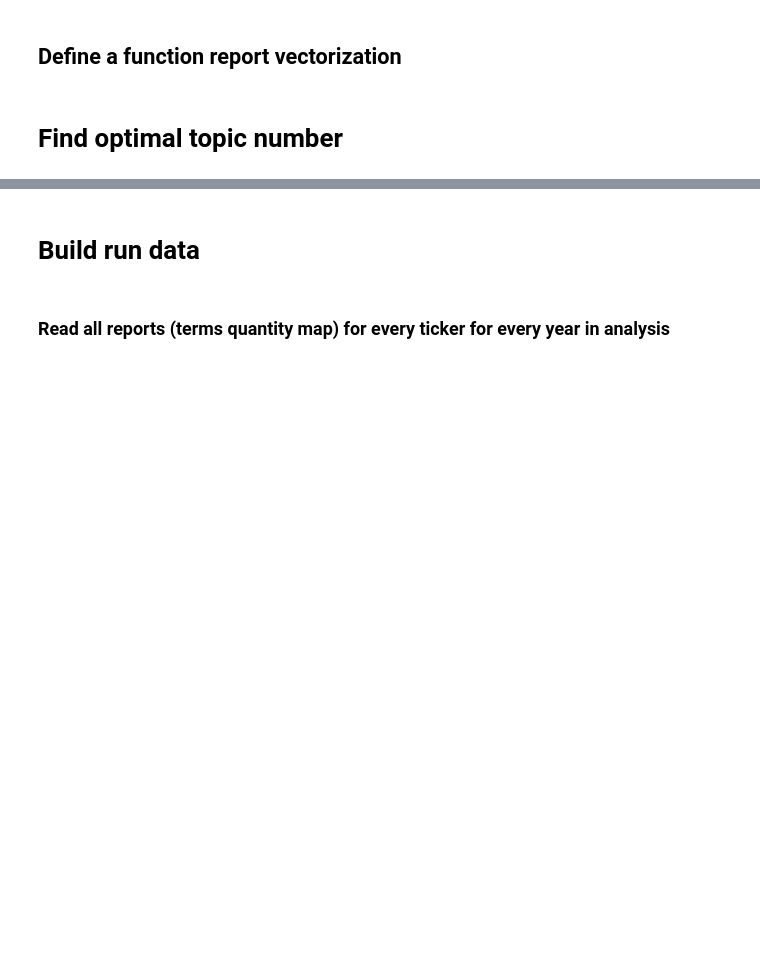
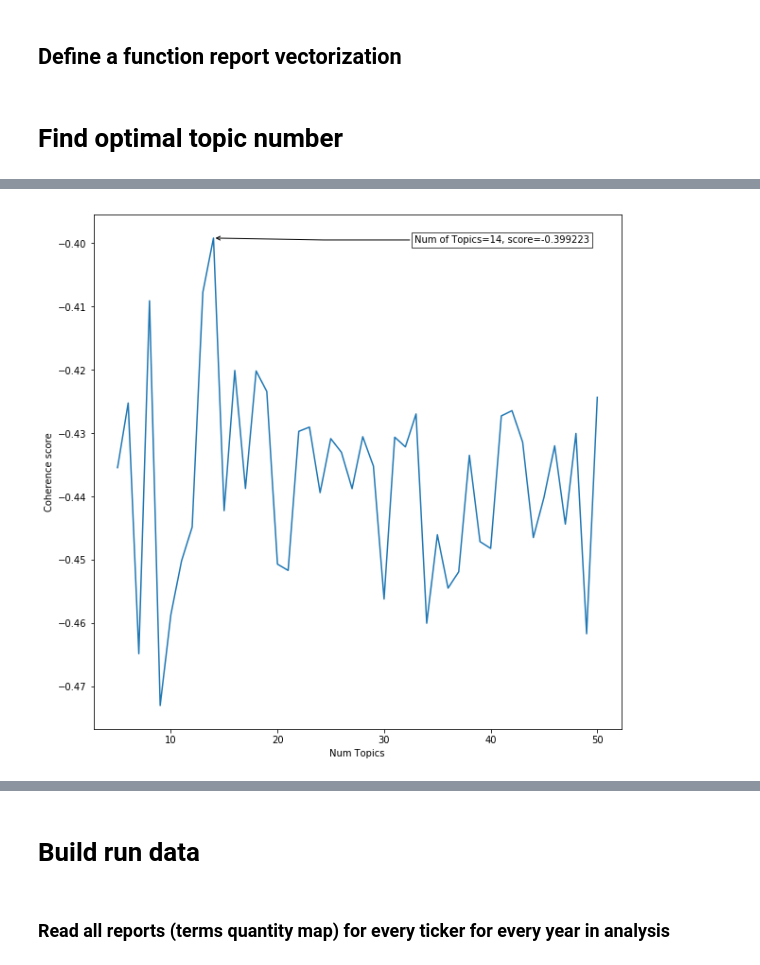
Before and after one commit to Arisiru/dtm-reports-analysis, a Jupyter notebook: notebooks/data_preprocessing.ipynb, the cells around one changed output, grey strips where cells are left out. Cells and saved outputs as stored; diff of their text form; code cells hidden in the pictures; blank space fills up the shorter version.

```diff
--- a/notebooks/data_preprocessing.ipynb
+++ b/notebooks/data_preprocessing.ipynb
@@ -539,2 +546,41 @@ Work on 2005 year, dictionary size: 1182
+# %%
+if len(measures):
+    plt.figure(figsize=(10,10))
+                                        # Plot all years
+                                        #for year_measures in measures:
+                                            #plt.plot(year_measures["topics_num"], year_measures["coherence_values"], label=year_measures["year"])
+                                            #for i, v in enumerate(year_measures["coherence_values"]):
+                                            #    print("topic: %s :%s" % (year_measures["topics_num"][i], v))
+    # Plot a single year
+    year_measures = measures[0]
+    y = np.array(year_measures["coherence_values"])
+    x = np.array(year_measures["topics_num"])
+    plt.plot(x, y)
+
+
+    xmax = x[np.argmax(y)]
+    ymax = y.max()
+    text= "Num of Topics=%s, score=%f" % (xmax, ymax)
+
+    bbox_props = dict(boxstyle="square,pad=0.3", fc="w", ec="k", lw=0.72)
+    arrowprops=dict(arrowstyle="->",connectionstyle="angle,angleA=0,angleB=359")
+    kw = dict(xycoords='data',textcoords="axes fraction",
+              arrowprops=arrowprops, bbox=bbox_props, ha="right", va="top")
+    plt.annotate(text, xy=(xmax, ymax), xytext=(0.94,0.96), **kw)
+
+
+
+    plt.xlabel("Num Topics")
+    plt.ylabel("Coherence score")
+
+    pp = PdfPages(os.path.join(dir_topics, "cohearence_score.pdf"))
+
+    plt.savefig(pp, format='pdf', bbox_inches='tight')
+    plt.show()
+
+    pp.close()
+    plt.close()
+# %% [output]
+[figure, added]
 # %%
 if len(measures):
```
Also changed, not shown: parts of 12 cells of this notebook.
